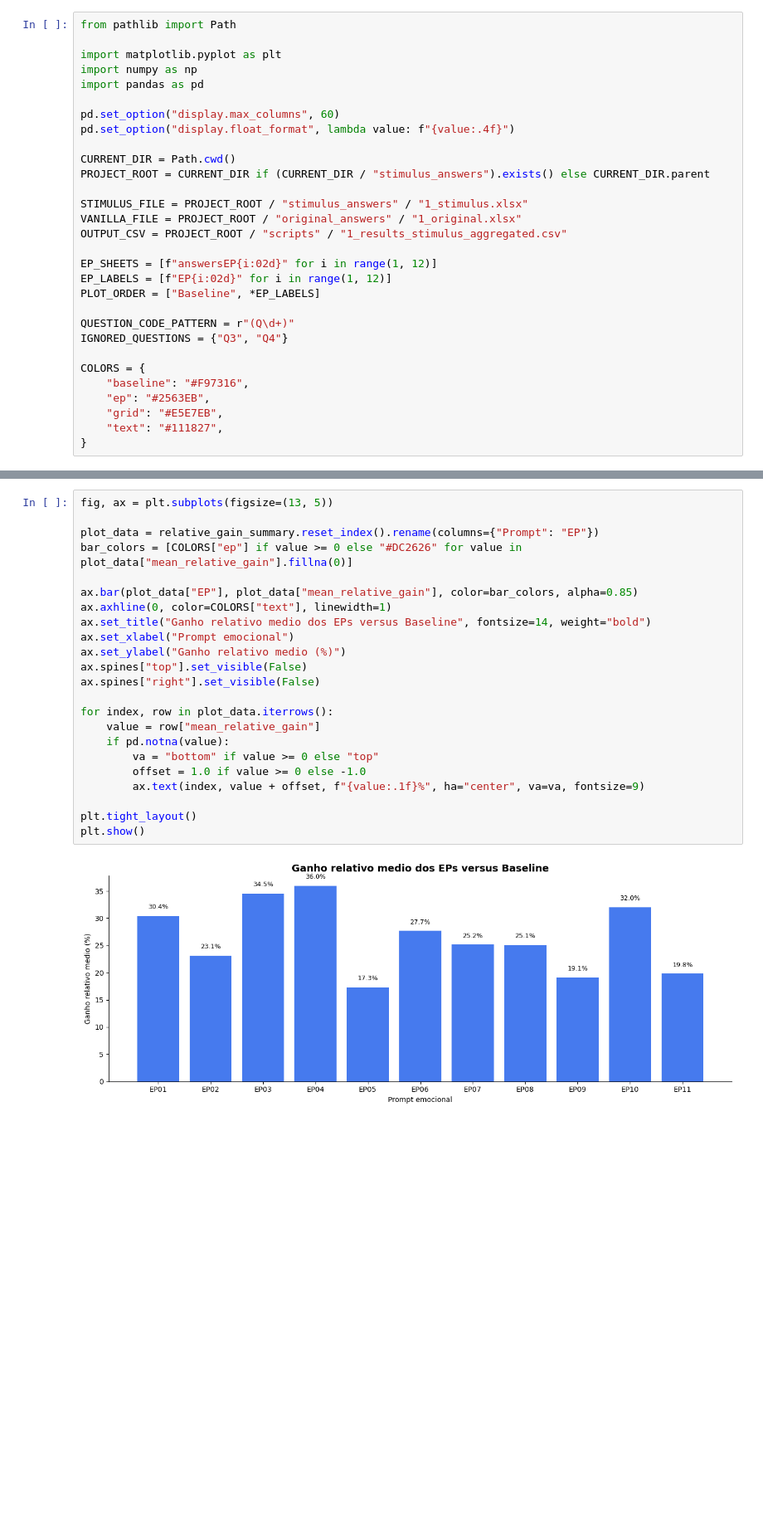
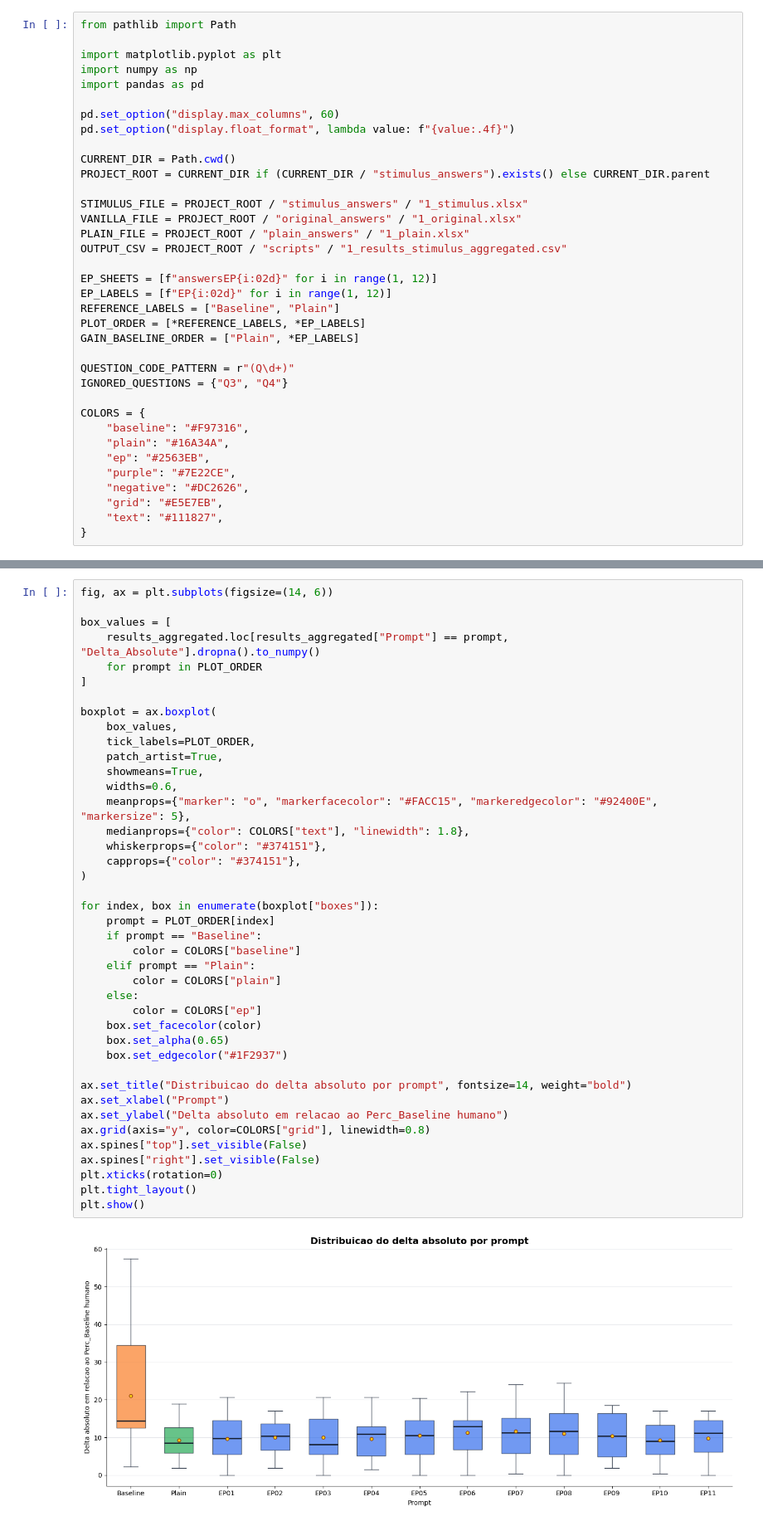
Before and after one commit to lucas-ricieri/gpt-emotional-stimulus, a Jupyter notebook: scripts/main.ipynb, the cells around one changed output, grey strips where cells are left out. Shown at 83% size. Saved outputs shown, nothing was run; the diff lists cells and outputs as text; blank space fills up the shorter version.

```diff
--- a/scripts/main.ipynb
+++ b/scripts/main.ipynb
@@ -17,18 +17,24 @@ PROJECT_ROOT = CURRENT_DIR if (CURRENT_DIR / "stimulus_answers").exists() else C
 
 STIMULUS_FILE = PROJECT_ROOT / "stimulus_answers" / "1_stimulus.xlsx"
 VANILLA_FILE = PROJECT_ROOT / "original_answers" / "1_original.xlsx"
+PLAIN_FILE = PROJECT_ROOT / "plain_answers" / "1_plain.xlsx"
 OUTPUT_CSV = PROJECT_ROOT / "scripts" / "1_results_stimulus_aggregated.csv"
 
 EP_SHEETS = [f"answersEP{i:02d}" for i in range(1, 12)]
 EP_LABELS = [f"EP{i:02d}" for i in range(1, 12)]
-PLOT_ORDER = ["Baseline", *EP_LABELS]
+REFERENCE_LABELS = ["Baseline", "Plain"]
+PLOT_ORDER = [*REFERENCE_LABELS, *EP_LABELS]
+GAIN_BASELINE_ORDER = ["Plain", *EP_LABELS]
 
 QUESTION_CODE_PATTERN = r"(Q\d+)"
 IGNORED_QUESTIONS = {"Q3", "Q4"}
 
 COLORS = {
     "baseline": "#F97316",
+    "plain": "#16A34A",
     "ep": "#2563EB",
+    "purple": "#7E22CE",
+    "negative": "#DC2626",
     "grid": "#E5E7EB",
     "text": "#111827",
 }
@@ -238,25 +313,43 @@ plt.show()
 # %%
-fig, ax = plt.subplots(figsize=(13, 5))
+fig, ax = plt.subplots(figsize=(14, 6))
 
-plot_data = relative_gain_summary.reset_index().rename(columns={"Prompt": "EP"})
-bar_colors = [COLORS["ep"] if value >= 0 else "#DC2626" for value in plot_data["mean_relative_gain"].fillna(0)]
+box_values = [
+    results_aggregated.loc[results_aggregated["Prompt"] == prompt, "Delta_Absolute"].dropna().to_numpy()
+    for prompt in PLOT_ORDER
+]
 
-ax.bar(plot_data["EP"], plot_data["mean_relative_gain"], color=bar_colors, alpha=0.85)
-ax.axhline(0, color=COLORS["text"], linewidth=1)
-ax.set_title("Ganho relativo medio dos EPs versus Baseline", fontsize=14, weight="bold")
-ax.set_xlabel("Prompt emocional")
-ax.set_ylabel("Ganho relativo medio (%)")
+boxplot = ax.boxplot(
+    box_values,
+    tick_labels=PLOT_ORDER,
+    patch_artist=True,
+    showmeans=True,
+    widths=0.6,
+    meanprops={"marker": "o", "markerfacecolor": "#FACC15", "markeredgecolor": "#92400E", "markersize": 5},
+    medianprops={"color": COLORS["text"], "linewidth": 1.8},
+    whiskerprops={"color": "#374151"},
+    capprops={"color": "#374151"},
+)
+
+for index, box in enumerate(boxplot["boxes"]):
+    prompt = PLOT_ORDER[index]
+    if prompt == "Baseline":
+        color = COLORS["baseline"]
+    elif prompt == "Plain":
+        color = COLORS["plain"]
+    else:
+        color = COLORS["ep"]
+    box.set_facecolor(color)
+    box.set_alpha(0.65)
+    box.set_edgecolor("#1F2937")
+
+ax.set_title("Distribuicao do delta absoluto por prompt", fontsize=14, weight="bold")
+ax.set_xlabel("Prompt")
+ax.set_ylabel("Delta absoluto em relacao ao Perc_Baseline humano")
+ax.grid(axis="y", color=COLORS["grid"], linewidth=0.8)
 ax.spines["top"].set_visible(False)
 ax.spines["right"].set_visible(False)
-
-for index, row in plot_data.iterrows():
-    value = row["mean_relative_gain"]
-    if pd.notna(value):
-        va = "bottom" if value >= 0 else "top"
-        offset = 1.0 if value >= 0 else -1.0
-        ax.text(index, value + offset, f"{value:.1f}%", ha="center", va=va, fontsize=9)
-
+plt.xticks(rotation=0)
 plt.tight_layout()
 plt.show()
 # %% [output]
-[figure, old version]
+[figure, new version]
```
Also changed, not shown: parts of 4 cells of this notebook, 1 other file.
